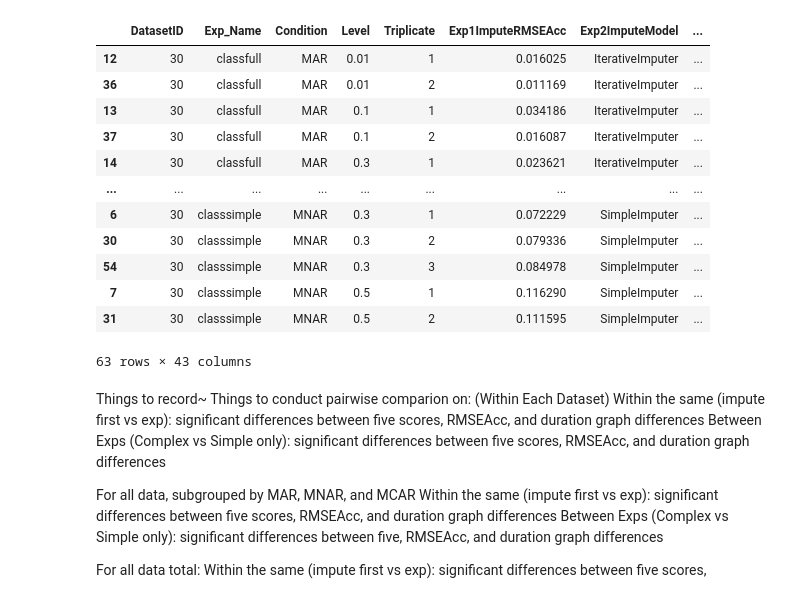
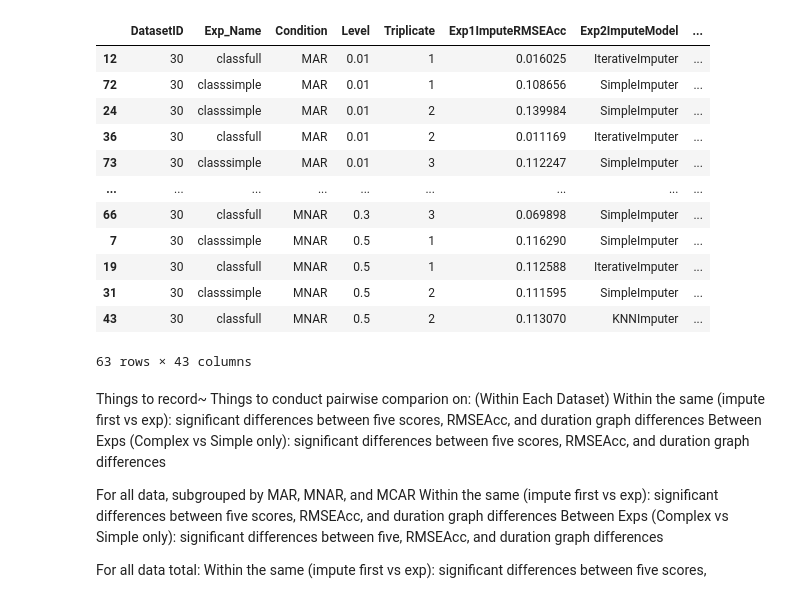
Before and after one commit to gketronDS/tpot2_addition, a Jupyter notebook: ImputerExperiments/Locally_run_code/Class_analysis.ipynb, the cells around one changed output. Saved outputs shown, nothing was run; the diff lists cells and outputs as text; code cells hidden in the pictures.

```diff
--- a/ImputerExperiments/Locally_run_code/Class_analysis.ipynb
+++ b/ImputerExperiments/Locally_run_code/Class_analysis.ipynb
@@ -9,39 +10,39 @@ pd.set_option('display.max_columns', None)
 # %%
 path = '/Users/gabrielketron/tpot2_addimputers/tpot2/ImputerExperiments/data/c/30.csv'
 
 class_data = pd.read_csv(path)
 
 class_data.head(5)
 
 class_data = class_data.dropna(how='any')
 
 class_data.head(5)
 
 class_data = class_data.replace('_', '', regex=True)
 class_data = class_data.replace('/', '', regex=True)
 class_data.head(5)
 class_data.drop(columns=class_data.columns[0], axis=1, inplace=True)
 convert_dict = {'DatasetID': int}
 class_data = class_data.astype(convert_dict)
 class_data.head(5)
 
-class_data = class_data.sort_values(by=['Exp_Name','Condition', 'Level', 'Triplicate'], ascending=True)
+class_data = class_data.sort_values(by=['Condition', 'Level', 'Triplicate'], ascending=True)
 class_data.head(-1)
 
 #print(class_data[(class_data.Exp_Name == 'classfull') & (class_data.Level == '0.01')]['Exp2ImputeModel'].value_counts())
 # %% [output]
 |  | DatasetID | Exp_Name | Condition | Level | Triplicate | Exp1ImputeRMSEAcc | Exp2ImputeModel | ... |
 | 12 | 30 | classfull | MAR | 0.01 | 1 | 0.016025 | IterativeImputer | ... |
+| 72 | 30 | classsimple | MAR | 0.01 | 1 | 0.108656 | SimpleImputer | ... |
+| 24 | 30 | classsimple | MAR | 0.01 | 2 | 0.139984 | SimpleImputer | ... |
 | 36 | 30 | classfull | MAR | 0.01 | 2 | 0.011169 | IterativeImputer | ... |
-| 13 | 30 | classfull | MAR | 0.1 | 1 | 0.034186 | IterativeImputer | ... |
-| 37 | 30 | classfull | MAR | 0.1 | 2 | 0.016087 | IterativeImputer | ... |
-| 14 | 30 | classfull | MAR | 0.3 | 1 | 0.023621 | IterativeImputer | ... |
+| 73 | 30 | classsimple | MAR | 0.01 | 3 | 0.112247 | SimpleImputer | ... |
 | ... | ... | ... | ... | ... | ... | ... | ... | ... |
-| 6 | 30 | classsimple | MNAR | 0.3 | 1 | 0.072229 | SimpleImputer | ... |
-| 30 | 30 | classsimple | MNAR | 0.3 | 2 | 0.079336 | SimpleImputer | ... |
-| 54 | 30 | classsimple | MNAR | 0.3 | 3 | 0.084978 | SimpleImputer | ... |
+| 66 | 30 | classfull | MNAR | 0.3 | 3 | 0.069898 | SimpleImputer | ... |
 | 7 | 30 | classsimple | MNAR | 0.5 | 1 | 0.116290 | SimpleImputer | ... |
+| 19 | 30 | classfull | MNAR | 0.5 | 1 | 0.112588 | IterativeImputer | ... |
 | 31 | 30 | classsimple | MNAR | 0.5 | 2 | 0.111595 | SimpleImputer | ... |
+| 43 | 30 | classfull | MNAR | 0.5 | 2 | 0.113070 | KNNImputer | ... |
 63 rows × 43 columns
 # %% [markdown]
 Things to record~
```
Also changed, not shown: parts of 11 cells of this notebook.
